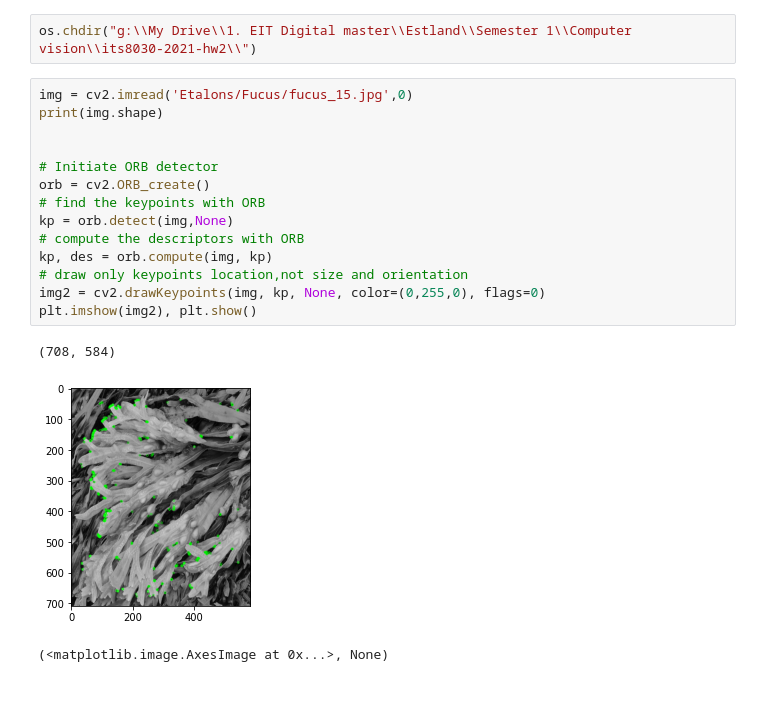
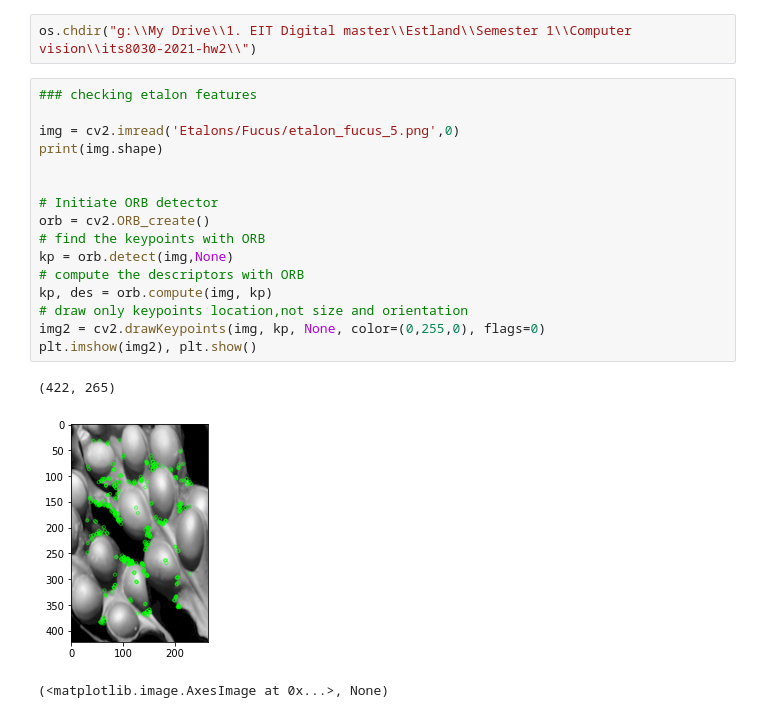
Before and after one commit to JavierGalindos/CV-BalticSea-FeatureDescriptors-Detectron2, a Jupyter notebook: Code/orb_playground.ipynb, the cells around one changed output. Drawn from its saved outputs; the diff is of its cells as text.

```diff
--- a/Code/orb_playground.ipynb
+++ b/Code/orb_playground.ipynb
@@ -10,22 +10,24 @@ g:\My Drive\1. EIT Digital master\Estland\Semester 1\Computer vision\its8030-202
 # %%
 os.chdir("g:\\My Drive\\1. EIT Digital master\\Estland\\Semester 1\\Computer vision\\its8030-2021-hw2\\")
 # %%
-img = cv2.imread('Etalons/Fucus/fucus_15.jpg',0)
+### checking etalon features
+
+img = cv2.imread('Etalons/Fucus/etalon_fucus_5.png',0)
 print(img.shape)
 
 
 # Initiate ORB detector
 orb = cv2.ORB_create()
 # find the keypoints with ORB
 kp = orb.detect(img,None)
 # compute the descriptors with ORB
 kp, des = orb.compute(img, kp)
 # draw only keypoints location,not size and orientation
 img2 = cv2.drawKeypoints(img, kp, None, color=(0,255,0), flags=0)
 plt.imshow(img2), plt.show()
 # %% [output]
-(708, 584)
+(422, 265)
-[figure, old version]
+[figure, new version]
 (<matplotlib.image.AxesImage at 0x...>, None)
 # %%
 # Read the query image as query_img
```
Also changed, not shown: parts of 5 cells of this notebook, 8 other files.
